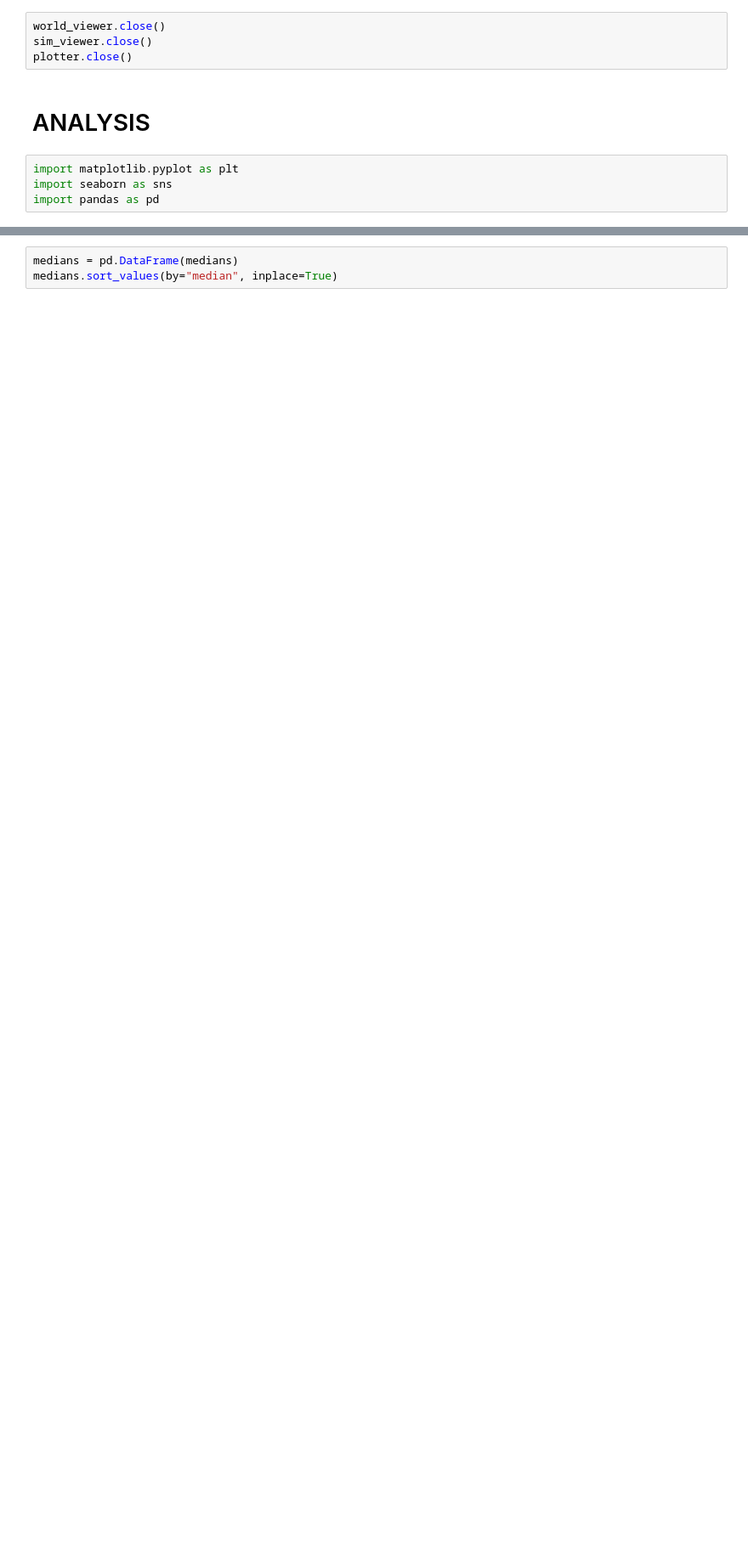
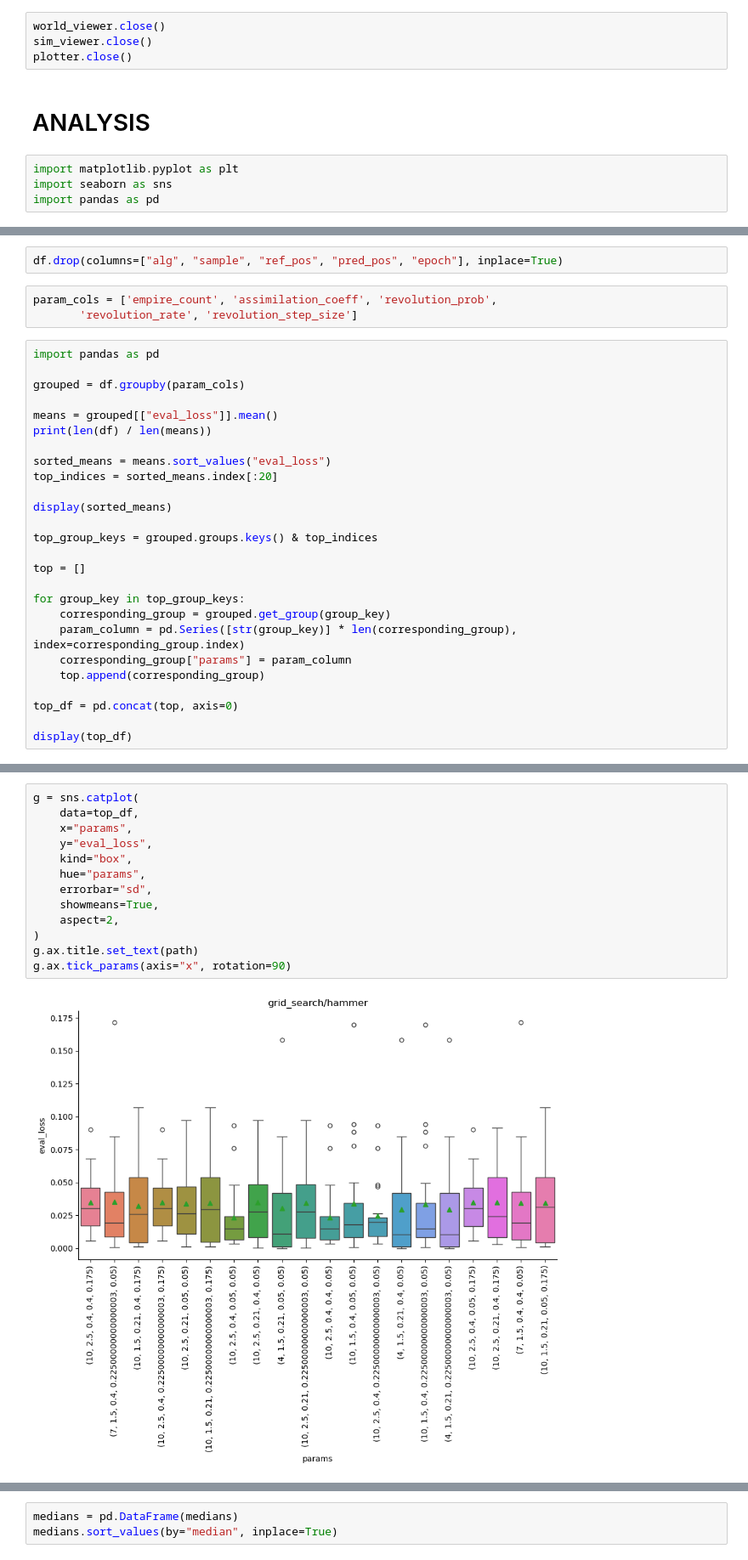
Before and after one commit to giladfrid009/3DoF-Orient-Detection, a Jupyter notebook: main.ipynb, the cells around one changed output, grey strips where cells are left out. Shown: that part at 85% size. Saved outputs shown, nothing was run; the diff lists cells and outputs as text; blank space fills up the shorter version.

```diff
--- a/main.ipynb
+++ b/main.ipynb
@@ -92,0 +103,31 @@ dataframe.columns
+# %%
+df.drop(columns=["alg", "sample", "ref_pos", "pred_pos", "epoch"], inplace=True)
+# %%
+param_cols = ['empire_count', 'assimilation_coeff', 'revolution_prob',
+       'revolution_rate', 'revolution_step_size']
+# %%
+import pandas as pd
+
+grouped = df.groupby(param_cols)
+
+means = grouped[["eval_loss"]].mean()
+print(len(df) / len(means))
+
+sorted_means = means.sort_values("eval_loss")
+top_indices = sorted_means.index[:20]
+
+display(sorted_means)
+
+top_group_keys = grouped.groups.keys() & top_indices
+
+top = []
+
+for group_key in top_group_keys:
+    corresponding_group = grouped.get_group(group_key)
+    param_column = pd.Series([str(group_key)] * len(corresponding_group), index=corresponding_group.index)
+    corresponding_group["params"] = param_column
+    top.append(corresponding_group)
+
+top_df = pd.concat(top, axis=0)
+
+display(top_df)
@@ -93 +180,16 @@ dataframe.columns
+# %%
+g = sns.catplot(
+    data=top_df,
+    x="params",
+    y="eval_loss",
+    kind="box",
+    hue="params",
+    errorbar="sd",
+    showmeans=True,
+    aspect=2,
+)
+g.ax.title.set_text(path)
+g.ax.tick_params(axis="x", rotation=90)
+# %% [output]
+[figure, added]
 # %%
```
Also changed, not shown: parts of 11 cells of this notebook, 7 other files.
